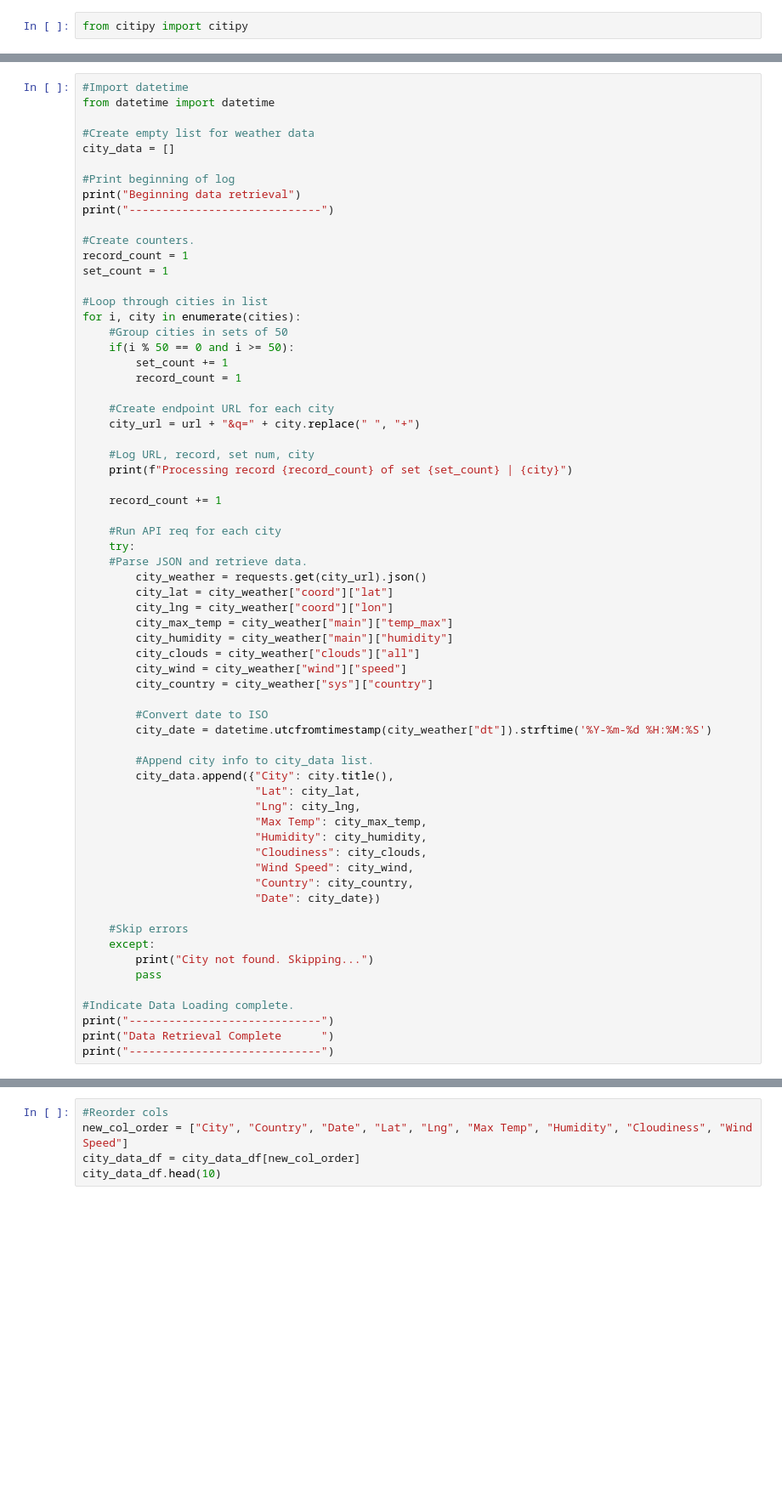
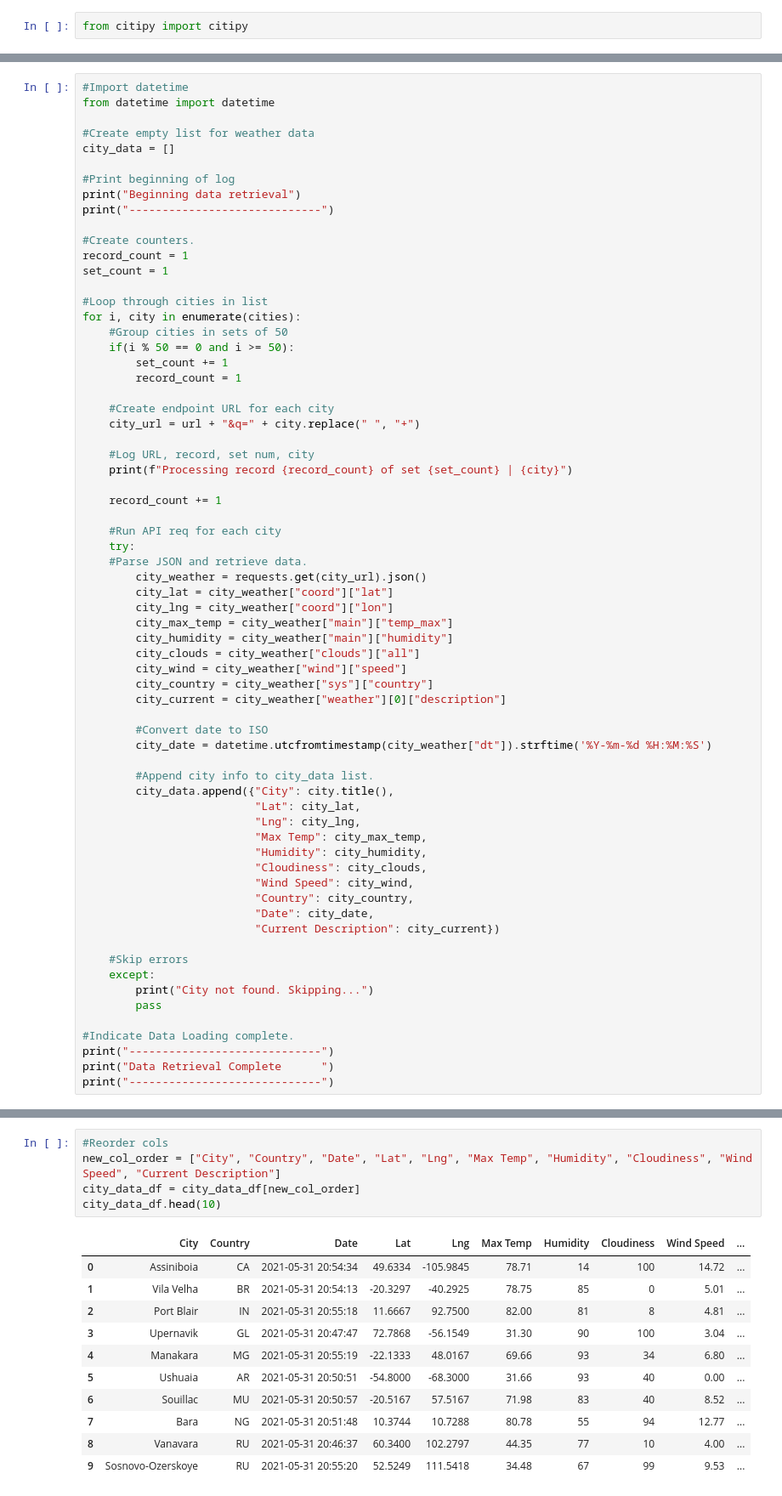
Before and after one commit to ean-maloney/World_Weather_Analysis, a Jupyter notebook: Weather_Database.ipynb, the cells around one changed output, grey strips where cells are left out. Shown: that part at 85% size. Cells and saved outputs as stored; diff of their text form; blank space fills up the shorter version.

```diff
--- a/Weather_Database.ipynb
+++ b/Weather_Database.ipynb
@@ -78,6 +78,7 @@ for i, city in enumerate(cities):
         city_clouds = city_weather["clouds"]["all"]
         city_wind = city_weather["wind"]["speed"]
         city_country = city_weather["sys"]["country"]
+        city_current = city_weather["weather"][0]["description"]
 
         #Convert date to ISO
         city_date = datetime.utcfromtimestamp(city_weather["dt"]).strftime('%Y-%m-%d %H:%M:%S')
@@ -91,7 +92,8 @@ for i, city in enumerate(cities):
                           "Cloudiness": city_clouds,
                           "Wind Speed": city_wind,
                           "Country": city_country,
-                          "Date": city_date})
+                          "Date": city_date,
+                          "Current Description": city_current})
 
     #Skip errors
     except:
@@ -125,7 +145,19 @@ city_data_df.head(10)
 # %%
 #Reorder cols
-new_col_order = ["City", "Country", "Date", "Lat", "Lng", "Max Temp", "Humidity", "Cloudiness", "Wind Speed"]
+new_col_order = ["City", "Country", "Date", "Lat", "Lng", "Max Temp", "Humidity", "Cloudiness", "Wind Speed", "Current Description"]
 city_data_df = city_data_df[new_col_order]
 city_data_df.head(10)
+# %% [output]
+|  | City | Country | Date | Lat | Lng | Max Temp | Humidity | Cloudiness | Wind Speed | ... |
+| 0 | Assiniboia | CA | 2021-05-31 20:54:34 | 49.6334 | -105.9845 | 78.71 | 14 | 100 | 14.72 | ... |
+| 1 | Vila Velha | BR | 2021-05-31 20:54:13 | -20.3297 | -40.2925 | 78.75 | 85 | 0 | 5.01 | ... |
+| 2 | Port Blair | IN | 2021-05-31 20:55:18 | 11.6667 | 92.7500 | 82.00 | 81 | 8 | 4.81 | ... |
+| 3 | Upernavik | GL | 2021-05-31 20:47:47 | 72.7868 | -56.1549 | 31.30 | 90 | 100 | 3.04 | ... |
+| 4 | Manakara | MG | 2021-05-31 20:55:19 | -22.1333 | 48.0167 | 69.66 | 93 | 34 | 6.80 | ... |
+| 5 | Ushuaia | AR | 2021-05-31 20:50:51 | -54.8000 | -68.3000 | 31.66 | 93 | 40 | 0.00 | ... |
+| 6 | Souillac | MU | 2021-05-31 20:50:57 | -20.5167 | 57.5167 | 71.98 | 83 | 40 | 8.52 | ... |
+| 7 | Bara | NG | 2021-05-31 20:51:48 | 10.3744 | 10.7288 | 80.78 | 55 | 94 | 12.77 | ... |
+| 8 | Vanavara | RU | 2021-05-31 20:46:37 | 60.3400 | 102.2797 | 44.35 | 77 | 10 | 4.00 | ... |
+| 9 | Sosnovo-Ozerskoye | RU | 2021-05-31 20:55:20 | 52.5249 | 111.5418 | 34.48 | 67 | 99 | 9.53 | ... |
 # %%
 #Create output file path
```
Also changed, not shown: parts of 5 cells of this notebook, 10 other files.
